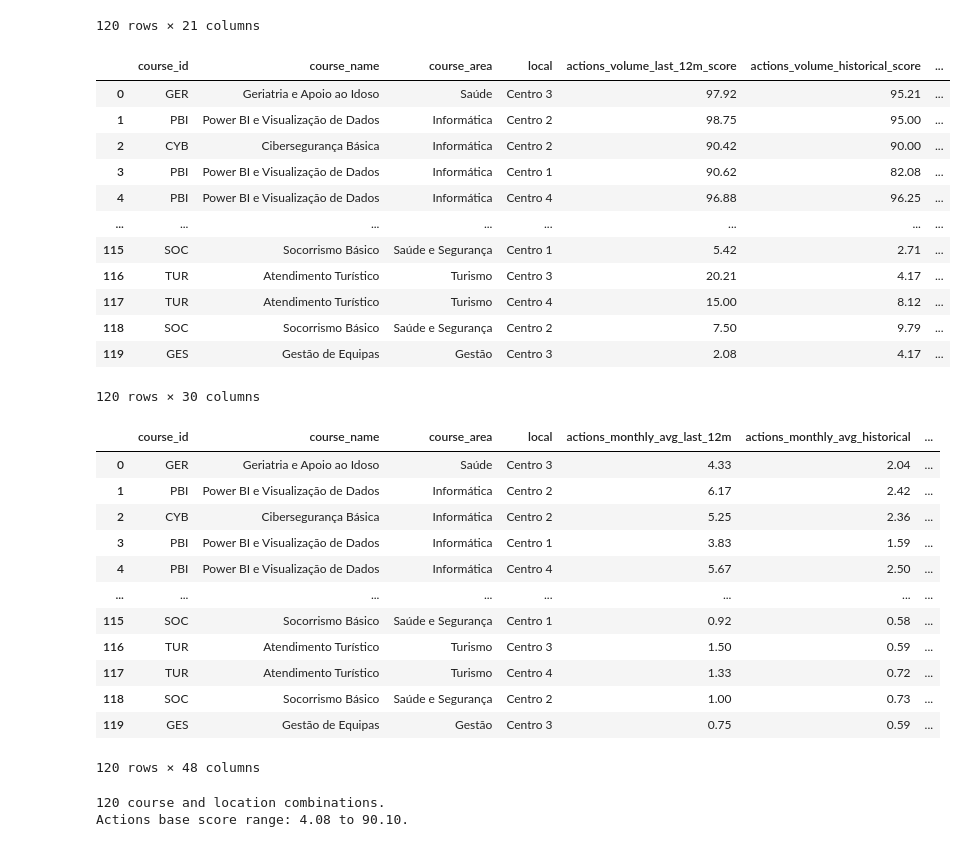
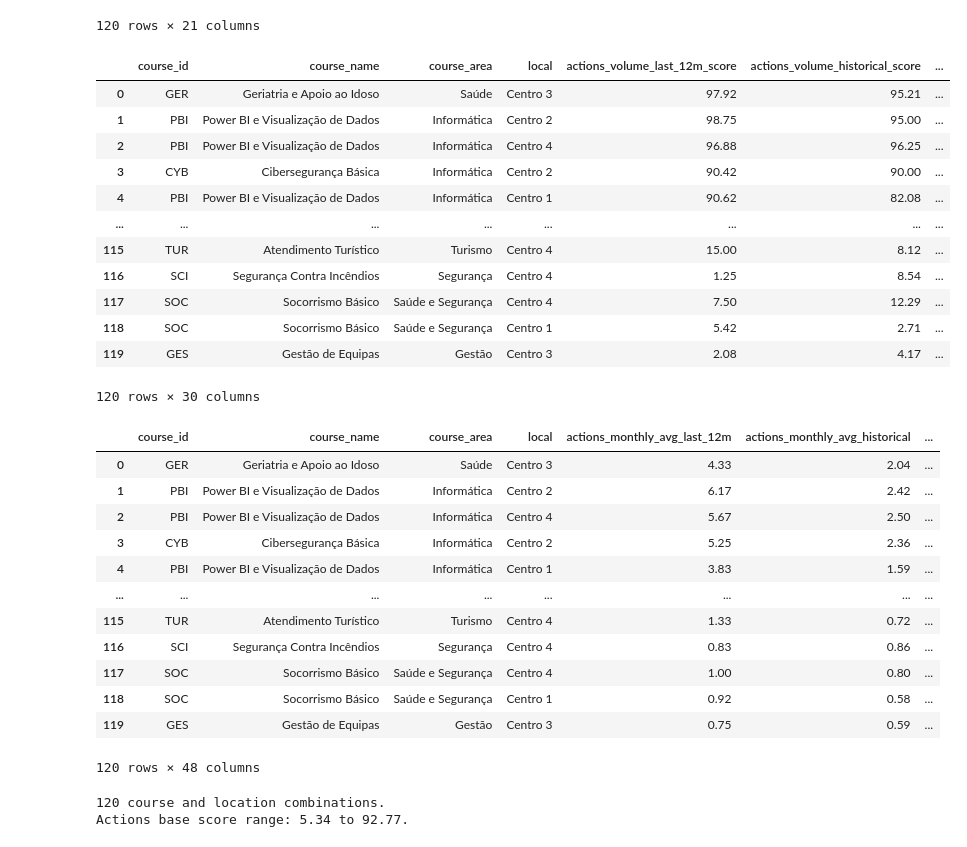
Before and after one commit to nathansperinde/Hiring-Needs-Analysis, a Jupyter notebook: notebooks/03_actions_analysis.ipynb, the cells around one changed output. Drawn from its saved outputs; the diff is of its cells as text; code cells hidden in the pictures.

Commit message:
Update actions analysis

```diff
--- a/notebooks/03_actions_analysis.ipynb
+++ b/notebooks/03_actions_analysis.ipynb
@@ -1328,16 +1317,16 @@ score_group_columns = [
 ]
 
 
-recent_weight = 0.60
-historical_weight = 0.40
+recent_weight = 0.70
+historical_weight = 0.30
 
 
 dimension_weights = {
-    "volume": 0.20,
-    "growth": 0.20,
-    "recurrence": 0.20,
-    "regularity": 0.20,
-    "simultaneity": 0.20
+    "volume": 0.30,
+    "growth": 0.10,
+    "recurrence": 0.15,
+    "regularity": 0.15,
+    "simultaneity": 0.30
 }
 
 
@@ -1866,58 +1855,58 @@ actions_dimension_scores_df = (
             .map(
                 {
                     "actions_volume_contribution":
-                        "Action volume",
+                        "Volume",
 
                     "actions_growth_contribution":
-                        "Action growth",
+                        "Growth",
 
                     "actions_recurrence_contribution":
-                        "Action recurrence",
+                        "Recurrence",
 
                     "actions_regularity_contribution":
-                        "Action regularity",
+                        "Regularity",
 
                     "actions_simultaneity_contribution":
-                        "Action simultaneity"
+                        "Simultaneity"
                 }
             )
     )
 )
 
 
 actions_dimension_scores_df["actions_priority_rank"] = (
     actions_dimension_scores_df["actions_base_score"]
     .rank(
         ascending=False,
         method="dense"
     )
     .astype(int)
 )
 
 
 actions_dimension_scores_df = (
     actions_dimension_scores_df
     .round(2)
     .sort_values(
         "actions_priority_rank"
     )
     .reset_index(drop=True)
 )
 
 
 actions_dimension_scores_df
 # %% [output]
 |  | course_id | course_name | course_area | local | actions_volume_last_12m_score | actions_volume_historical_score | ... |
 | 0 | GER | Geriatria e Apoio ao Idoso | Saúde | Centro 3 | 97.92 | 95.21 | ... |
 | 1 | PBI | Power BI e Visualização de Dados | Informática | Centro 2 | 98.75 | 95.00 | ... |
-| 2 | CYB | Cibersegurança Básica | Informática | Centro 2 | 90.42 | 90.00 | ... |
-| 3 | PBI | Power BI e Visualização de Dados | Informática | Centro 1 | 90.62 | 82.08 | ... |
-| 4 | PBI | Power BI e Visualização de Dados | Informática | Centro 4 | 96.88 | 96.25 | ... |
+| 2 | PBI | Power BI e Visualização de Dados | Informática | Centro 4 | 96.88 | 96.25 | ... |
+| 3 | CYB | Cibersegurança Básica | Informática | Centro 2 | 90.42 | 90.00 | ... |
+| 4 | PBI | Power BI e Visualização de Dados | Informática | Centro 1 | 90.62 | 82.08 | ... |
 | ... | ... | ... | ... | ... | ... | ... | ... |
-| 115 | SOC | Socorrismo Básico | Saúde e Segurança | Centro 1 | 5.42 | 2.71 | ... |
-| 116 | TUR | Atendimento Turístico | Turismo | Centro 3 | 20.21 | 4.17 | ... |
-| 117 | TUR | Atendimento Turístico | Turismo | Centro 4 | 15.00 | 8.12 | ... |
-| 118 | SOC | Socorrismo Básico | Saúde e Segurança | Centro 2 | 7.50 | 9.79 | ... |
+| 115 | TUR | Atendimento Turístico | Turismo | Centro 4 | 15.00 | 8.12 | ... |
+| 116 | SCI | Segurança Contra Incêndios | Segurança | Centro 4 | 1.25 | 8.54 | ... |
+| 117 | SOC | Socorrismo Básico | Saúde e Segurança | Centro 4 | 7.50 | 12.29 | ... |
+| 118 | SOC | Socorrismo Básico | Saúde e Segurança | Centro 1 | 5.42 | 2.71 | ... |
 | 119 | GES | Gestão de Equipas | Gestão | Centro 3 | 2.08 | 4.17 | ... |
 120 rows × 30 columns
 # %%
@@ -1941,14 +1930,14 @@ actions_scored_features_df
 |  | course_id | course_name | course_area | local | actions_monthly_avg_last_12m | actions_monthly_avg_historical | ... |
 | 0 | GER | Geriatria e Apoio ao Idoso | Saúde | Centro 3 | 4.33 | 2.04 | ... |
 | 1 | PBI | Power BI e Visualização de Dados | Informática | Centro 2 | 6.17 | 2.42 | ... |
-| 2 | CYB | Cibersegurança Básica | Informática | Centro 2 | 5.25 | 2.36 | ... |
-| 3 | PBI | Power BI e Visualização de Dados | Informática | Centro 1 | 3.83 | 1.59 | ... |
-| 4 | PBI | Power BI e Visualização de Dados | Informática | Centro 4 | 5.67 | 2.50 | ... |
+| 2 | PBI | Power BI e Visualização de Dados | Informática | Centro 4 | 5.67 | 2.50 | ... |
+| 3 | CYB | Cibersegurança Básica | Informática | Centro 2 | 5.25 | 2.36 | ... |
+| 4 | PBI | Power BI e Visualização de Dados | Informática | Centro 1 | 3.83 | 1.59 | ... |
 | ... | ... | ... | ... | ... | ... | ... | ... |
-| 115 | SOC | Socorrismo Básico | Saúde e Segurança | Centro 1 | 0.92 | 0.58 | ... |
-| 116 | TUR | Atendimento Turístico | Turismo | Centro 3 | 1.50 | 0.59 | ... |
-| 117 | TUR | Atendimento Turístico | Turismo | Centro 4 | 1.33 | 0.72 | ... |
-| 118 | SOC | Socorrismo Básico | Saúde e Segurança | Centro 2 | 1.00 | 0.73 | ... |
+| 115 | TUR | Atendimento Turístico | Turismo | Centro 4 | 1.33 | 0.72 | ... |
+| 116 | SCI | Segurança Contra Incêndios | Segurança | Centro 4 | 0.83 | 0.86 | ... |
+| 117 | SOC | Socorrismo Básico | Saúde e Segurança | Centro 4 | 1.00 | 0.80 | ... |
+| 118 | SOC | Socorrismo Básico | Saúde e Segurança | Centro 1 | 0.92 | 0.58 | ... |
 | 119 | GES | Gestão de Equipas | Gestão | Centro 3 | 0.75 | 0.59 | ... |
 120 rows × 48 columns
 # %%
@@ -2000,4 +1989,4 @@ print(
 )
 # %% [output]
 120 course and location combinations.
-Actions base score range: 4.08 to 90.10.
+Actions base score range: 5.34 to 92.77.
```
Also changed, not shown: parts of 10 cells of this notebook, 1 other file.
